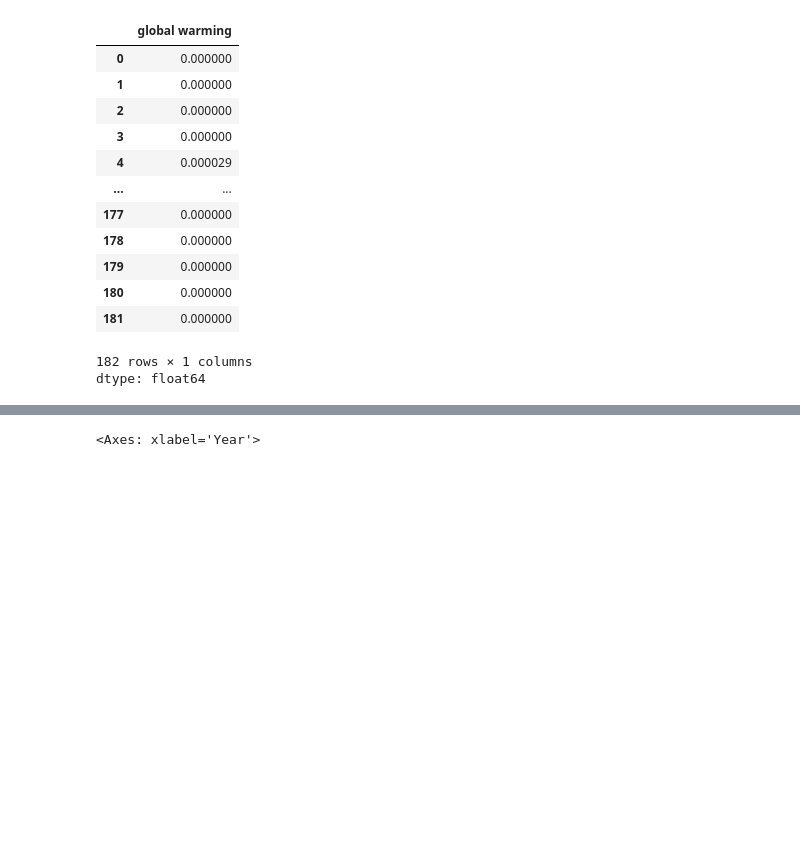
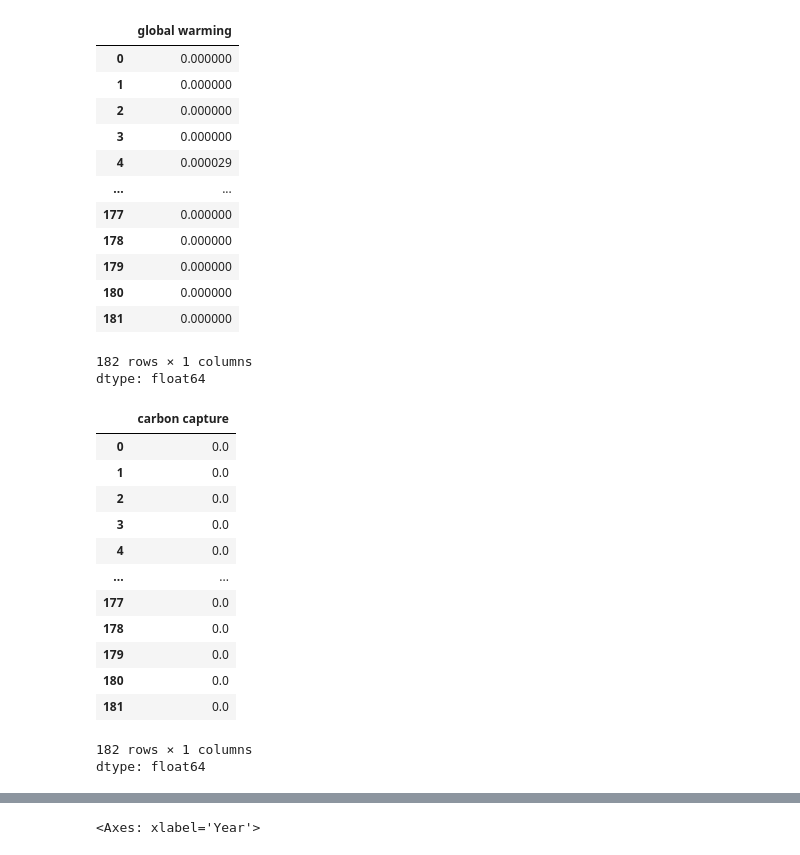
Before and after one commit to shiraparnes/QM2, a Jupyter notebook: notebooks_2025_option_2/W04. Natural Language Processing.ipynb, the cells around one changed output, grey strips where cells are left out. Saved outputs shown, nothing was run; the diff lists cells and outputs as text; code cells hidden in the pictures; blank space fills up the shorter version.

```diff
--- a/notebooks_2025_option_2/W04. Natural Language Processing.ipynb
+++ b/notebooks_2025_option_2/W04. Natural Language Processing.ipynb
@@ -279,4 +278,6 @@ Advanced: Our current measure of the number of mentions of keywords might be bia
 
 
 Let's plot the frequency of these mentions over time to analyze temporal trends in the salience of climate change and other keywords in these calls. We'll accomplish this using
+# %%
+df['climate change']=df['Text'].apply(lambda x: len(re.findall(r'climate change', x, re.IGNORECASE)))
 # %%
@@ -297,3 +298,21 @@ df['global warming']
 | 181 | 0.000000 |
 182 rows × 1 columns
 dtype: float64
+# %%
+df['carbon capture']=df['Text'].apply(lambda x:len(re.findall(r'carbpn capture', x, re.IGNORECASE))/len(x))
+df['carbon capture']
+# %% [output]
+|  | carbon capture |
+| 0 | 0.0 |
+| 1 | 0.0 |
+| 2 | 0.0 |
+| 3 | 0.0 |
+| 4 | 0.0 |
+| ... | ... |
+| 177 | 0.0 |
+| 178 | 0.0 |
+| 179 | 0.0 |
+| 180 | 0.0 |
+| 181 | 0.0 |
+182 rows × 1 columns
+dtype: float64
```
Also changed, not shown: parts of 17 cells of this notebook.
